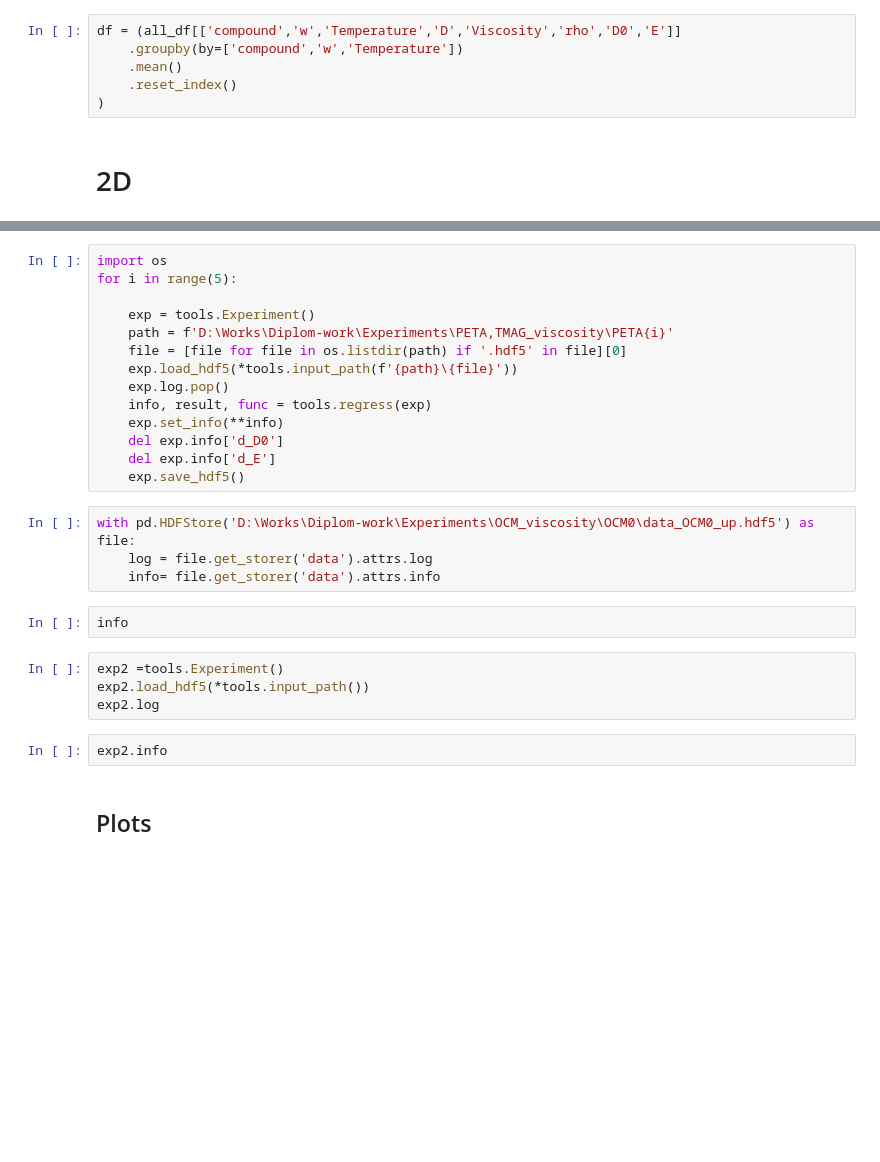
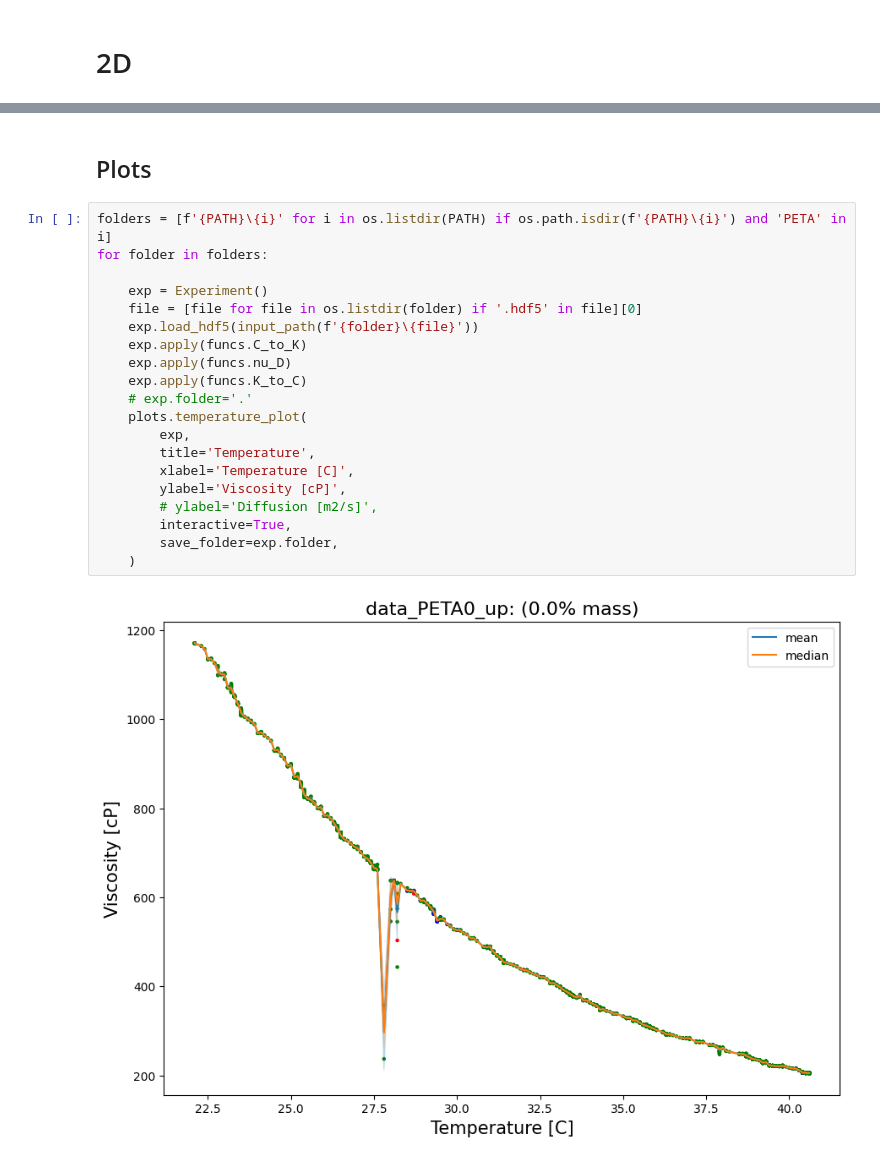
Before and after one commit to EnglishBeach/Diplom-work, a Jupyter notebook: Analysis/collect.ipynb, the cells around one changed output, grey strips where cells are left out. Drawn from its saved outputs; the diff is of its cells as text; blank space fills up the shorter version.

Commit message:
general plots

```diff
--- a/Analysis/collect.ipynb
+++ b/Analysis/collect.ipynb
@@ -97,9 +82,3 @@ all_df = pd.concat([ocm, peta,but]).reset_index(drop=True)[[
-# %%
-df = (all_df[['compound','w','Temperature','D','Viscosity','rho','D0','E']]
-    .groupby(by=['compound','w','Temperature'])
-    .mean()
-    .reset_index()
-)
 # %% [markdown]
 # 2D
 # %%
@@ -247,28 +298,24 @@ fig.show()
-# %%
-import os
-for i in range(5):
-
-    exp = tools.Experiment()
-    path = f'D:\Works\Diplom-work\Experiments\PETA,TMAG_viscosity\PETA{i}'
-    file = [file for file in os.listdir(path) if '.hdf5' in file][0]
-    exp.load_hdf5(*tools.input_path(f'{path}\{file}'))
-    exp.log.pop()
-    info, result, func = tools.regress(exp)
-    exp.set_info(**info)
-    del exp.info['d_D0']
-    del exp.info['d_E']
-    exp.save_hdf5()
-# %%
-with pd.HDFStore('D:\Works\Diplom-work\Experiments\OCM_viscosity\OCM0\data_OCM0_up.hdf5') as file:
-    log = file.get_storer('data').attrs.log
-    info= file.get_storer('data').attrs.info
-# %%
-info
-# %%
-exp2 =tools.Experiment()
-exp2.load_hdf5(*tools.input_path())
-exp2.log
-# %%
-exp2.info
 # %% [markdown]
 ## Plots
+# %%
+folders = [f'{PATH}\{i}' for i in os.listdir(PATH) if os.path.isdir(f'{PATH}\{i}') and 'PETA' in i]
+for folder in folders:
+
+    exp = Experiment()
+    file = [file for file in os.listdir(folder) if '.hdf5' in file][0]
+    exp.load_hdf5(input_path(f'{folder}\{file}'))
+    exp.apply(funcs.C_to_K)
+    exp.apply(funcs.nu_D)
+    exp.apply(funcs.K_to_C)
+    # exp.folder='.'
+    plots.temperature_plot(
+        exp,
+        title='Temperature',
+        xlabel='Temperature [C]',
+        ylabel='Viscosity [cP]',
+        # ylabel='Diffusion [m2/s]',
+        interactive=True,
+        save_folder=exp.folder,
+    )
+# %% [output]
+[figure, added]
```
Also changed, not shown: parts of 20 cells of this notebook, 14 other files.
